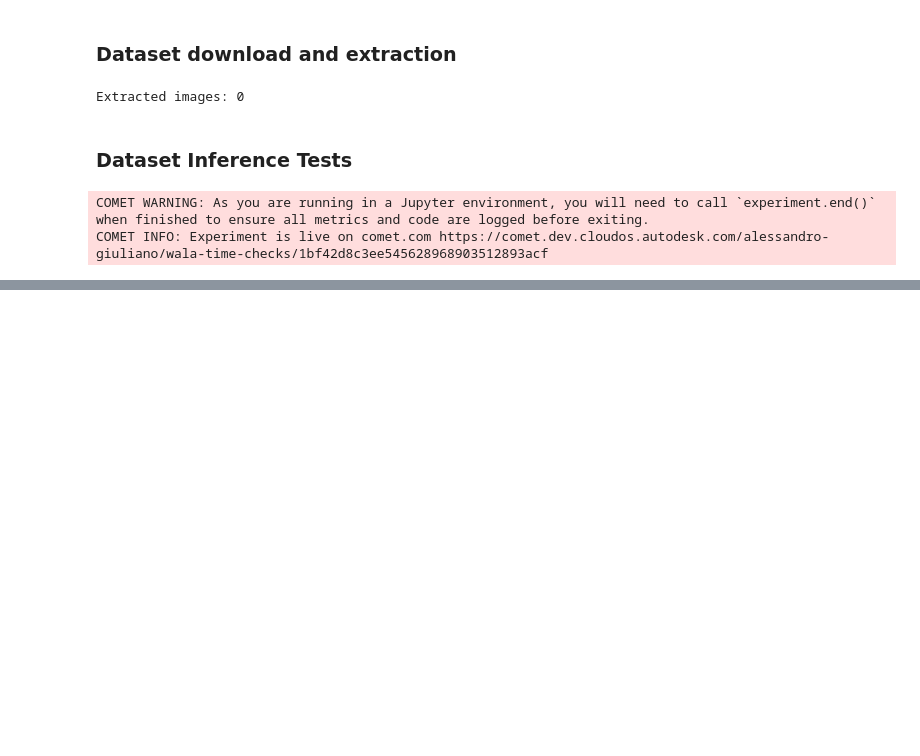
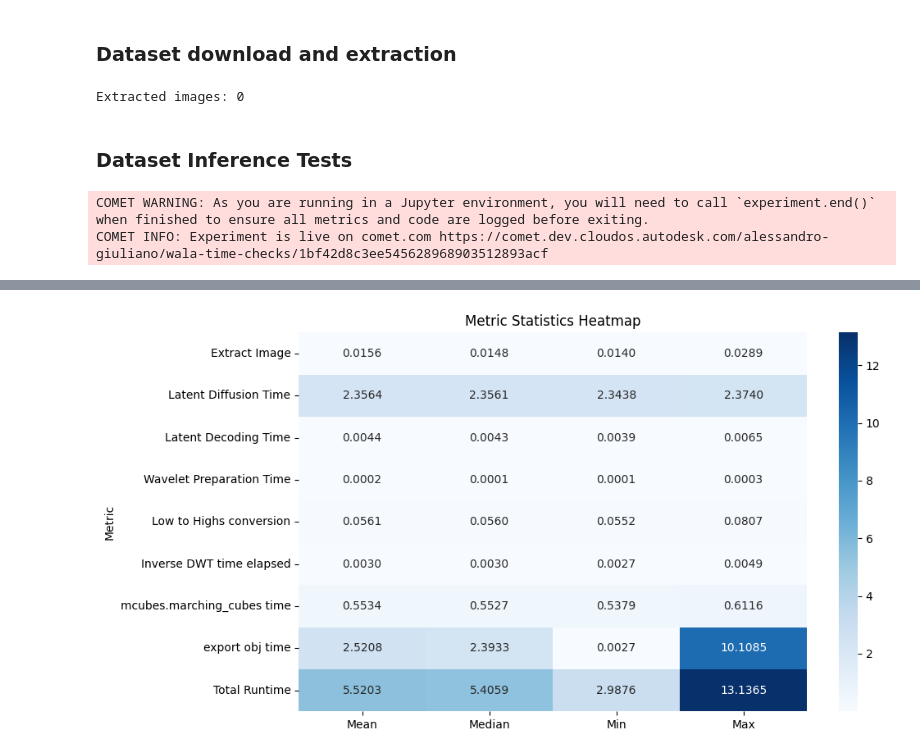
Before and after one commit to AutodeskAILab/WaLa, a Jupyter notebook: Baseline_Testing.ipynb, the cells around one changed output, grey strips where cells are left out. Drawn from its saved outputs; the diff is of its cells as text; code cells hidden in the pictures; blank space fills up the shorter version.

```diff
--- a/Baseline_Testing.ipynb
+++ b/Baseline_Testing.ipynb
@@ -403,0 +540,42 @@ mcubes.marching_cubes time 0.5502538681030273 s
+# %%
+
+
+# Convert metric_statistics to a DataFrame
+data = {
+    "Metric": [],
+    "Mean": [],
+    "Median": [],
+    "Min": [],
+    "Max": []
+}
+
+for metric_name, stats in metric_statistics.items():
+    data["Metric"].append(metric_name)
+    data["Mean"].append(stats["mean"])
+    data["Median"].append(stats["median"])
+    data["Min"].append(stats["min"])
+    data["Max"].append(stats["max"])
+
+# Add Default Delta statistics
+default_delta_stats = {
+    "mean": np.mean(default_delta_values),
+    "median": np.median(default_delta_values),
+    "min": np.min(default_delta_values),
+    "max": np.max(default_delta_values)
+}
+
+data["Metric"].append("Total Runtime")
+data["Mean"].append(default_delta_stats["mean"])
+data["Median"].append(default_delta_stats["median"])
+data["Min"].append(default_delta_stats["min"])
+data["Max"].append(default_delta_stats["max"])
+
+df = pd.DataFrame(data)
+
+# Plot
+plt.figure(figsize=(10, 6))
+sns.heatmap(df.set_index("Metric"), annot=True, fmt=".4f", cmap="Blues")
+plt.title("Metric Statistics Heatmap")
+plt.show()
+# %% [output]
+[figure, added]
```
Also changed, not shown: parts of 7 cells of this notebook, 1 other file.
